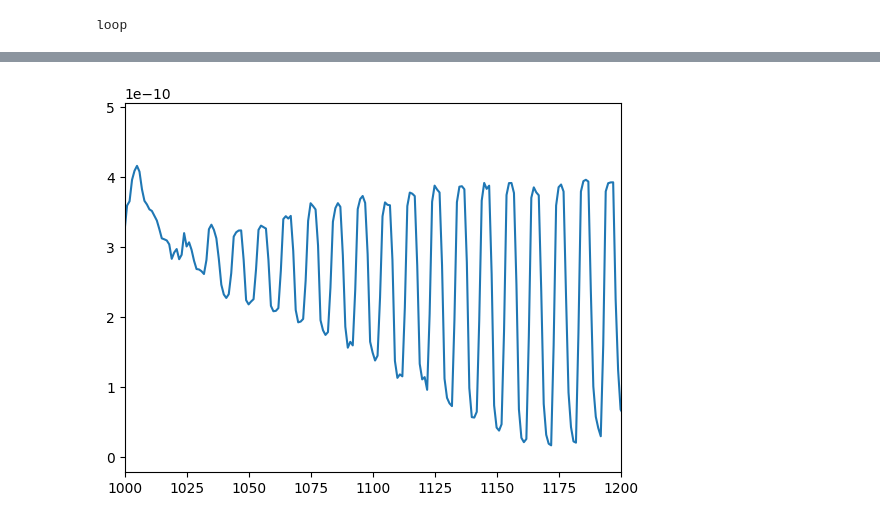
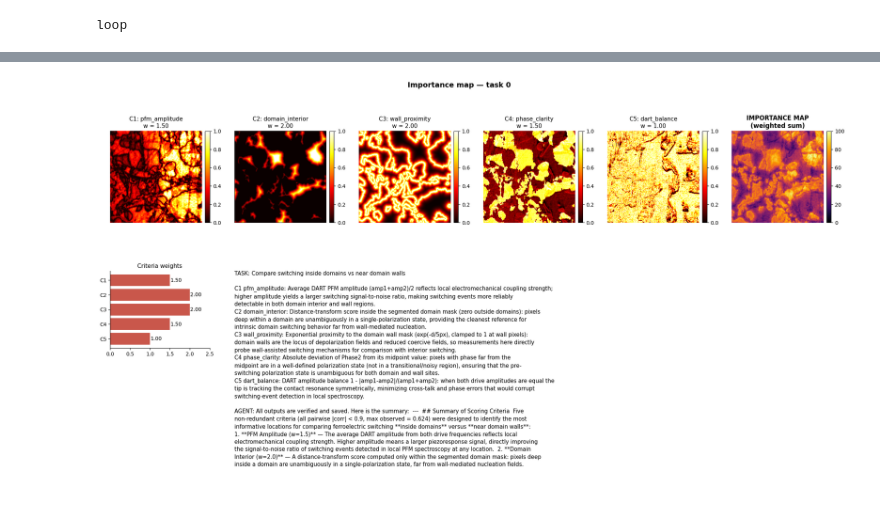
Before and after one commit to Slautin/SPM_agent_simple, a Jupyter notebook: notebooks/12_read_file_node_extension.ipynb, the cells around one changed output, grey strips where cells are left out. Drawn from its saved outputs; the diff is of its cells as text; code cells hidden in the pictures.

```diff
--- a/notebooks/12_read_file_node_extension.ipynb
+++ b/notebooks/12_read_file_node_extension.ipynb
@@ -80,0 +58,5 @@ loop
+# %%
+res = await im_graph.ainvoke({"file_path": r"/Users/borisslautin/Documents/!!UTK/agentic_SPM/exp_files/PLZT_0001.ibw",
+                              "experiment_tasks": EXPERIMENT_TASKS,
+                              "experiment_context": EXPERIMENT_CONTEXT
+                              })
@@ -137,6 +86,0 @@ import matplotlib.pyplot as plt
-# %%
-plt.plot(ar)
-plt.xlim(1000, 1200)
-plt.show()
-# %% [output]
-[figure, removed]
@@ -142,0 +168,6 @@ plt.show()
+# %%
+%matplotlib inline
+plot_importance_results(res)
+plt.show()
+# %% [output]
+[figure, added]
```
Also changed, not shown: parts of 15 cells of this notebook, 1 other file.
